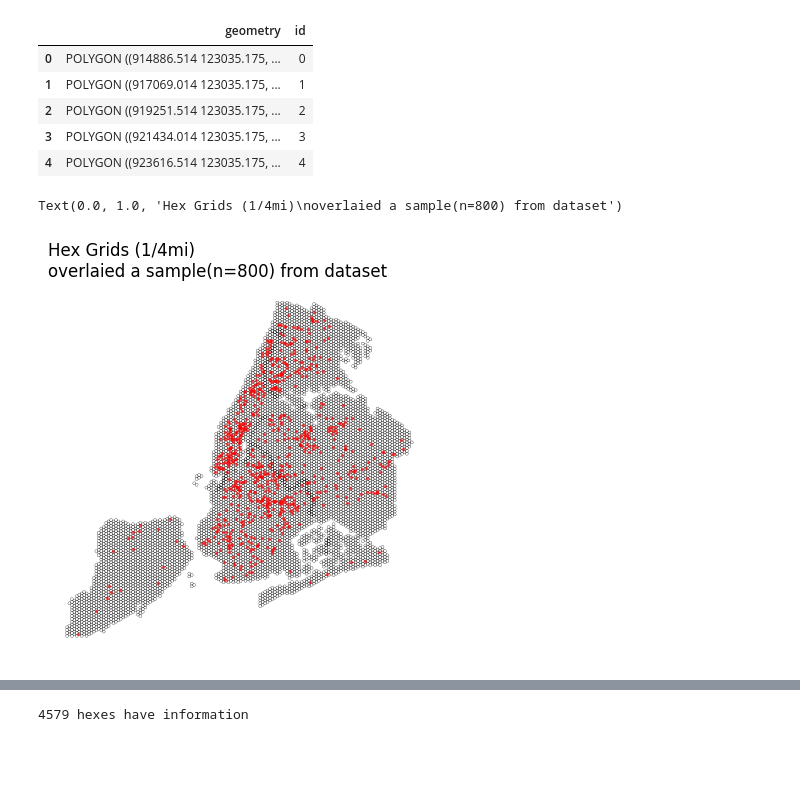
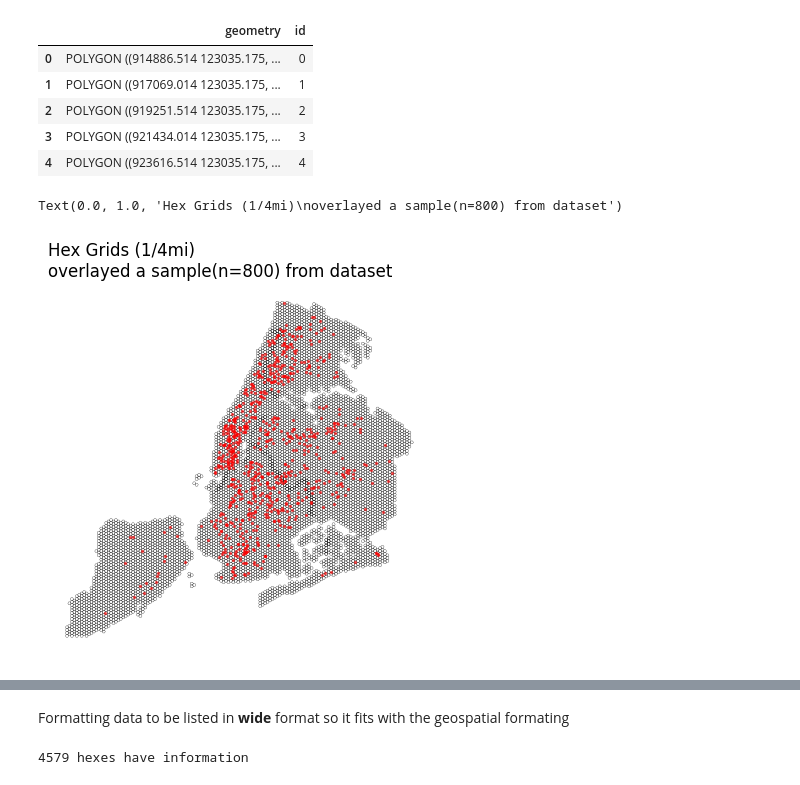
Before and after one commit to cankadir/general-functions, a Jupyter notebook: research/CollusionsData.ipynb, the cells around one changed output, grey strips where cells are left out. Saved outputs shown, nothing was run; the diff lists cells and outputs as text; code cells hidden in the pictures; blank space fills up the shorter version.

```diff
--- a/research/CollusionsData.ipynb
+++ b/research/CollusionsData.ipynb
@@ -1,9 +9,18 @@
 # %%
 import pandas as pd
+import geopandas as gpd
+import matplotlib.pyplot as plt
+import numpy as np
 pd.set_option( 'display.max_columns', None )
 
-data_path = r"C:\Users\cansu\Downloads\Motor_Vehicle_Collisions_-_Crashes_20240919.csv"
+data_path = r"C:\Users\cansu\Dropbox\Accidents_Data\Motor_Vehicle_Collisions_-_Crashes_20240919.csv"
 df = pd.read_csv(data_path)
 df = df.drop( columns = ['BOROUGH','ZIP CODE','LOCATION'])
+
+df = df[ df['LATITUDE'].notnull() & df['LONGITUDE'].notnull() ]
+df['CRASH DATE'] = pd.to_datetime(df['CRASH DATE'])
+
+print(df.shape[0])
+
 df.head()
 # %% [output]
@@ -34,0 +107,28 @@ print(df.shape[0])
+# %%
+df['year'] = df['CRASH DATE'].dt.year
+
+gr = df.groupby('year', as_index=False ).size()
+gr['year'] = pd.to_datetime(gr['year'], format='%Y')
+
+gr_ped_killed = df[df['NUMBER OF PEDESTRIANS INJURED'] > 0].groupby('year', as_index=False ).size()
+gr_cyclist_killed = df[df['NUMBER OF CYCLIST INJURED'] > 0].groupby('year', as_index=False ).size()
+
+gr_all = pd.merge( gr_cyclist_killed, gr_ped_killed, on='year', how='left' )
+gr_all.columns = ['year','cyclist_injured','pedestrian_injured']
+gr_all['year'] = pd.to_datetime(gr_all['year'], format='%Y')
+
+import seaborn as sns
+fig,ax = plt.subplots()
+
+gr_all.set_index('year').plot(ax=ax, kind='area', stacked=True, color=['cornflowerblue', 'lightsteelblue'])
+
+ax.axvspan( pd.to_datetime('2019-03-01'), pd.to_datetime('2022-01-01'), fc='grey', ec=None, alpha=0.35, label='Covid Restrictions', zorder=-1 )
+sns.despine(ax=ax)
+
+# thousand separator for y axis
+ax.get_yaxis().set_major_formatter(plt.FuncFormatter(lambda x, loc: "{:,}".format(int(x))))
+
+ax.set_title( 'Number of ped and cyclist injuries', loc='left' )
+ax.set_ylabel( '' )
+ax.set_xlabel( '' )
+ax.legend(loc='upper left', frameon=False);
@@ -95,7 +199,8 @@ hexs.head()
 | 3 | POLYGON ((921434.014 123035.175, ... | 3 |
 | 4 | POLYGON ((923616.514 123035.175, ... | 4 |
 # %%
-bb = gpd.read_file("D:\DATA\Borough Boundaries.geojson", crs=4326 )
+# Removing hexagons that are outside of NYC
+bb = gpd.read_file( r"C:\Users\cansu\Dropbox\Accidents_Data\Borough Boundaries.geojson", crs=4326 )
 bb = bb.to_crs( 2263 )
 
 hexs_filtered = gpd.sjoin(hexs, bb, how='inner', predicate='intersects')
@@ -103,10 +208,10 @@ hexs_filtered = hexs_filtered.dropna( subset=['boro_name'], axis=0 ).drop(column
 # %%
 fig,ax = plt.subplots()
 hexs_filtered.plot(facecolor='none', edgecolor='black', linewidth=0.2, ax=ax)
 gdf.sample(800).plot(ax=ax, markersize=2, color='red', alpha=0.5)
 plt.axis('off')
-plt.title( "Hex Grids (1/4mi)\noverlaied a sample(n=800) from dataset", loc='left')
+plt.title( "Hex Grids (1/4mi)\noverlayed a sample(n=800) from dataset", loc='left')
 # %% [output]
-Text(0.0, 1.0, 'Hex Grids (1/4mi)\noverlaied a sample(n=800) from dataset')
+Text(0.0, 1.0, 'Hex Grids (1/4mi)\noverlayed a sample(n=800) from dataset')
-[figure, old version]
+[figure, new version]
 # %%
@@ -121,4 +227,6 @@ gdf2.head()
 | 1512 | 2021-12-20 | 18:25 | EAST 124 STREET | NaN | NaN | 1.0 | ... |
 | 3347 | 2021-06-01 | 23:35 | EAST 124 STREET | LEXINGTON AVENUE | NaN | 1.0 | ... |
 | 4399 | 2021-10-10 | 20:31 | EAST 124 STREET | LEXINGTON AVENUE | NaN | 1.0 | ... |
+# %% [markdown]
+Formatting data to be listed in **wide** format so it fits with the geospatial formating
 # %%
```
Also changed, not shown: parts of 44 cells of this notebook, 1 other file.
